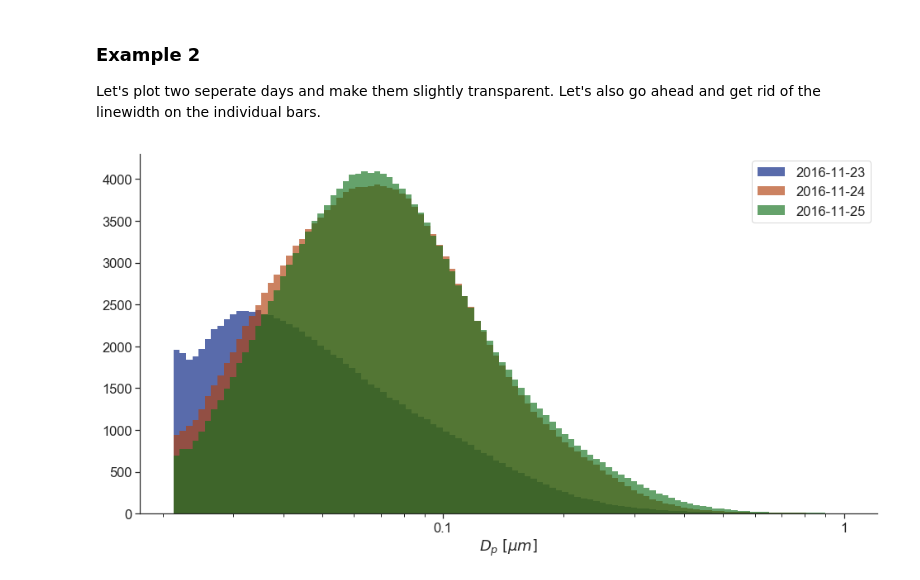
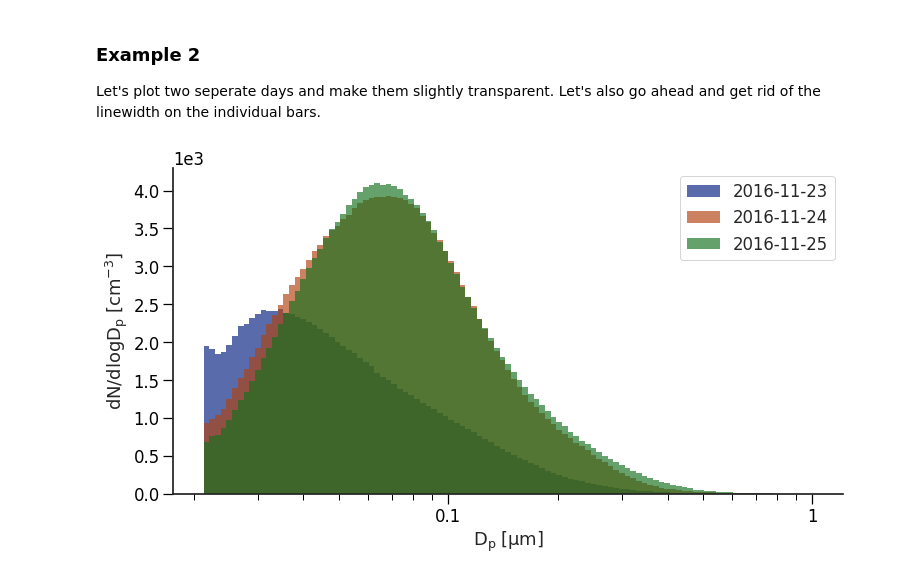
Before and after one commit to quant-aq/py-smps, a Jupyter notebook: examples/Visualize SMPS Data using py-smsps.ipynb, the cells around one changed output. Drawn from its saved outputs; the diff is of its cells as text; code cells hidden in the pictures.

```diff
--- a/examples/Visualize SMPS Data using py-smsps.ipynb
+++ b/examples/Visualize SMPS Data using py-smsps.ipynb
@@ -228,18 +249,20 @@ Let's plot two seperate days and make them slightly transparent. Let's also go a
 # %%
 dates = ["2016-11-23", "2016-11-24", "2016-11-25"]
 
 ax = None
 
 for i, date in enumerate(dates):
     color = sns.color_palette()[i]
     plot_kws = dict(alpha=0.65, color=color, linewidth=0.)
 
-    ax = smps.plots.histplot(bos.dndlogdp[date], bos.bins, ax=ax, plot_kws=plot_kws)
+    ax = smps.plots.histplot(bos.dndlogdp[date], bos.bins, ax=ax, plot_kws=plot_kws, fig_kws=dict(figsize=(12, 6)))
 
 # Add us a legend!
 ax.legend(dates, loc='best')
 
+ax.set_ylabel("$dN/dlogD_p \; [cm^{-3}]$")
+
 # Remove the spines
 sns.despine()
 # %% [output]
-[figure, old version]
+[figure, new version]
```
Also changed, not shown: parts of 11 cells of this notebook, 11 other files.
